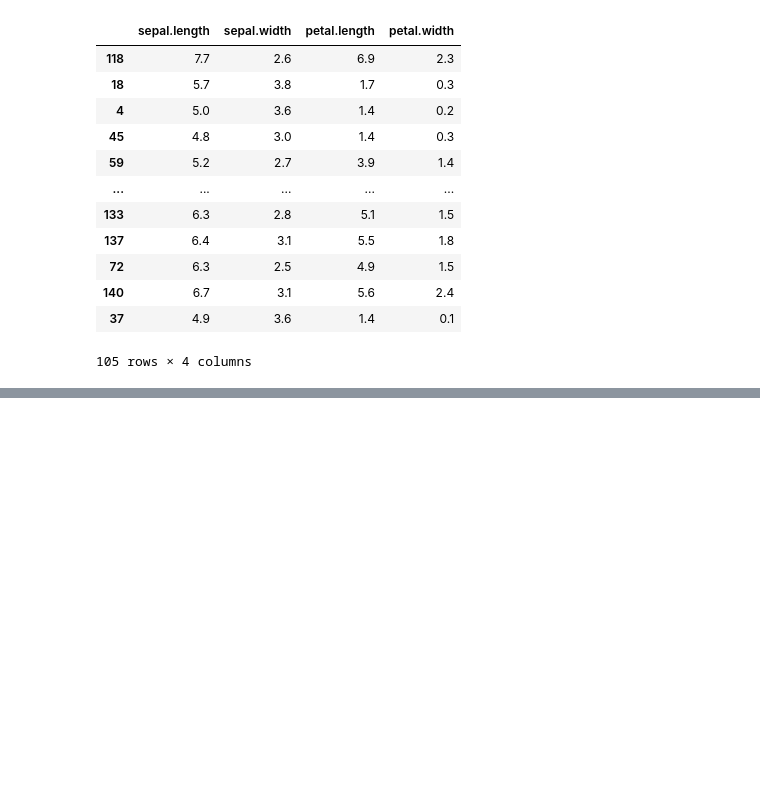
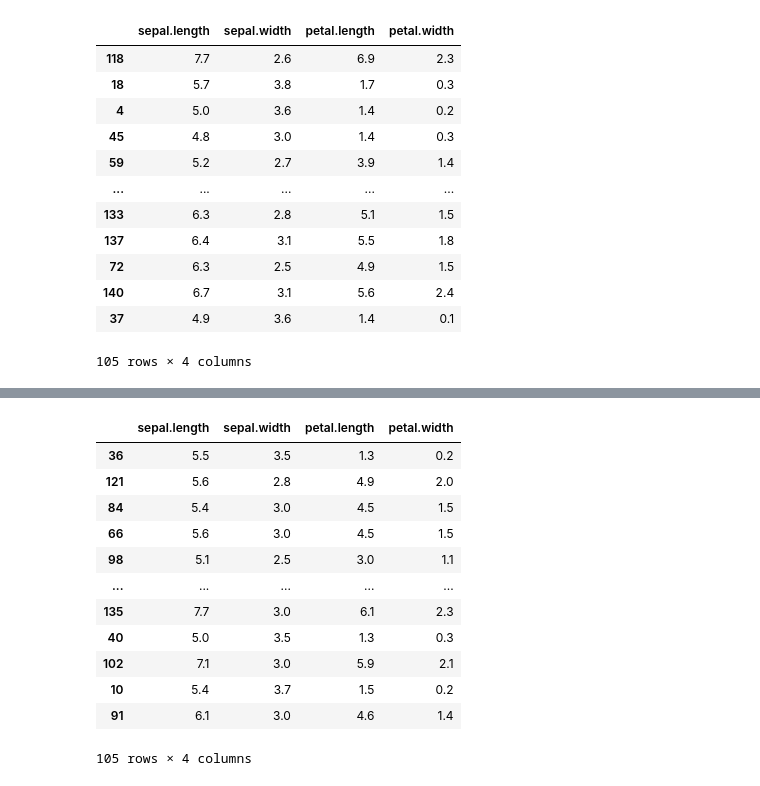
Before and after one commit to deepikareddy-22/AIML-TASK, a Jupyter notebook: Decision_Tree.ipynb, the cells around one changed output, grey strips where cells are left out. Cells and saved outputs as stored; diff of their text form; code cells hidden in the pictures; blank space fills up the shorter version.

```diff
--- a/Decision_Tree.ipynb
+++ b/Decision_Tree.ipynb
@@ -172,0 +175,3 @@ x_train
+# %%
+model = DecisionTreeClassifier(criterion = 'entropy',max_depth = None)
+model.fit(x_train,y_train)
@@ -172,0 +186,16 @@ x_train
+# %%
+x_train
+# %% [output]
+|  | sepal.length | sepal.width | petal.length | petal.width |
+| 36 | 5.5 | 3.5 | 1.3 | 0.2 |
+| 121 | 5.6 | 2.8 | 4.9 | 2.0 |
+| 84 | 5.4 | 3.0 | 4.5 | 1.5 |
+| 66 | 5.6 | 3.0 | 4.5 | 1.5 |
+| 98 | 5.1 | 2.5 | 3.0 | 1.1 |
+| ... | ... | ... | ... | ... |
+| 135 | 7.7 | 3.0 | 6.1 | 2.3 |
+| 40 | 5.0 | 3.5 | 1.3 | 0.3 |
+| 102 | 7.1 | 3.0 | 5.9 | 2.1 |
+| 10 | 5.4 | 3.7 | 1.5 | 0.2 |
+| 91 | 6.1 | 3.0 | 4.6 | 1.4 |
+105 rows × 4 columns
```
Also changed, not shown: parts of 7 cells of this notebook.
